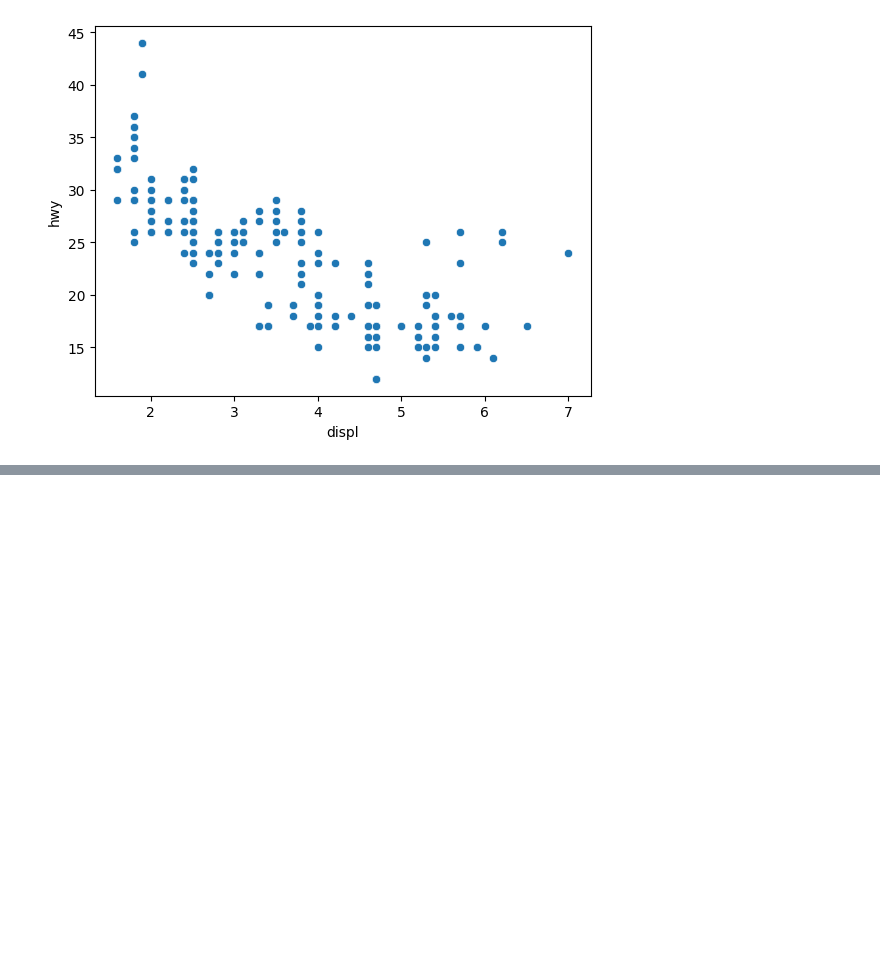
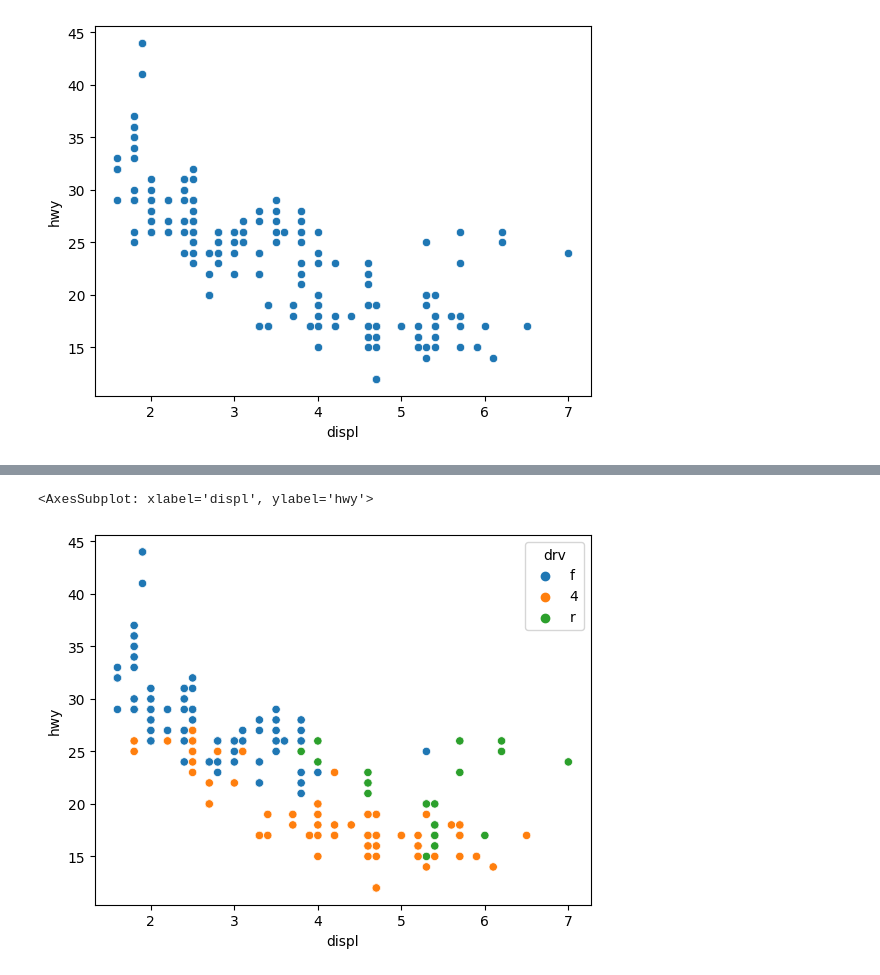
Before and after one commit to maeseok/Data-Analysis, a Jupyter notebook: graph.ipynb, the cells around one changed output, grey strips where cells are left out. Drawn from its saved outputs; the diff is of its cells as text; code cells hidden in the pictures; blank space fills up the shorter version.

```diff
--- a/graph.ipynb
+++ b/graph.ipynb
@@ -13,0 +24,8 @@ sns.scatterplot(data=mpg, x='displ', y='hwy').set(xlim=(3,6))
+# %%
+import pandas as pd
+mpg=pd.read_csv('mpg.csv')
+import seaborn as sns
+sns.scatterplot(data=mpg, x='displ', y='hwy', hue='drv')
+# %% [output]
+<AxesSubplot: xlabel='displ', ylabel='hwy'>
+[figure, added]
```
Also changed, not shown: parts of 8 cells of this notebook, 2 other files.
